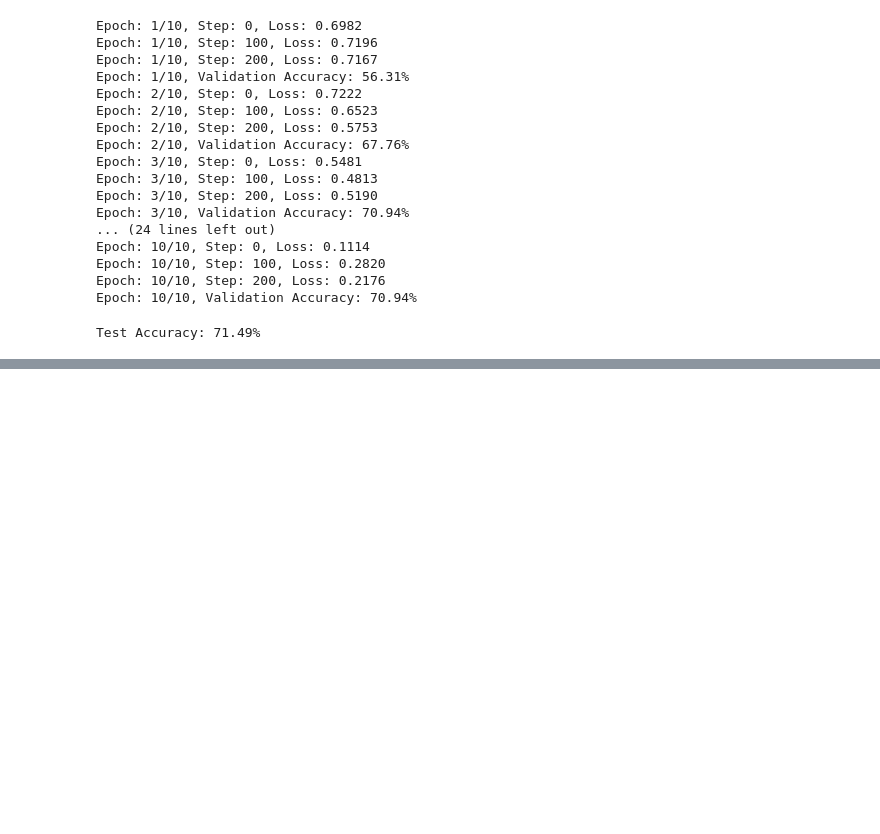
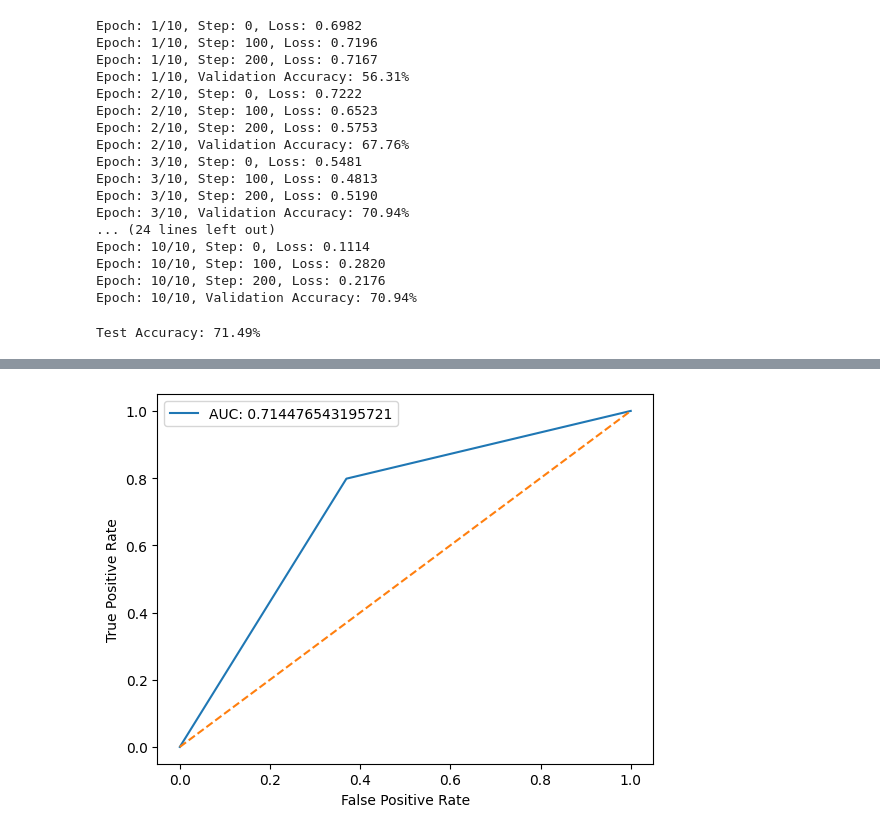
Before and after one commit to mkrishnapraneet/NLP, a Jupyter notebook: Assignment4/sst.ipynb, the cells around one changed output, grey strips where cells are left out. Cells and saved outputs as stored; diff of their text form; code cells hidden in the pictures; blank space fills up the shorter version.

```diff
--- a/Assignment4/sst.ipynb
+++ b/Assignment4/sst.ipynb
@@ -337,0 +406,28 @@ Test Accuracy: 71.49%
+# %%
+# generate roc curve
+from sklearn.metrics import roc_curve, roc_auc_score
+import matplotlib.pyplot as plt
+model.eval()
+with torch.no_grad():
+    y_pred = []
+    y_true = []
+    for sentences, labels in test_data:
+        sentences = sentences.to(device)
+        labels = labels.to(device)
+
+        outputs = model(sentences)
+        predictions = torch.argmax(outputs, dim=1)
+
+        y_pred.extend(predictions.tolist())
+        y_true.extend(labels.tolist())
+
+    fpr, tpr, thresholds = roc_curve(y_true, y_pred)
+    auc = roc_auc_score(y_true, y_pred)
+    plt.plot(fpr, tpr, label=f'AUC: {auc}')
+    plt.plot([0, 1], [0, 1], linestyle='--')
+    plt.xlabel('False Positive Rate')
+    plt.ylabel('True Positive Rate')
+    plt.legend()
+    plt.show()
+# %% [output]
+[figure, added]
```
Also changed, not shown: parts of 3 cells of this notebook, 13 other files.
